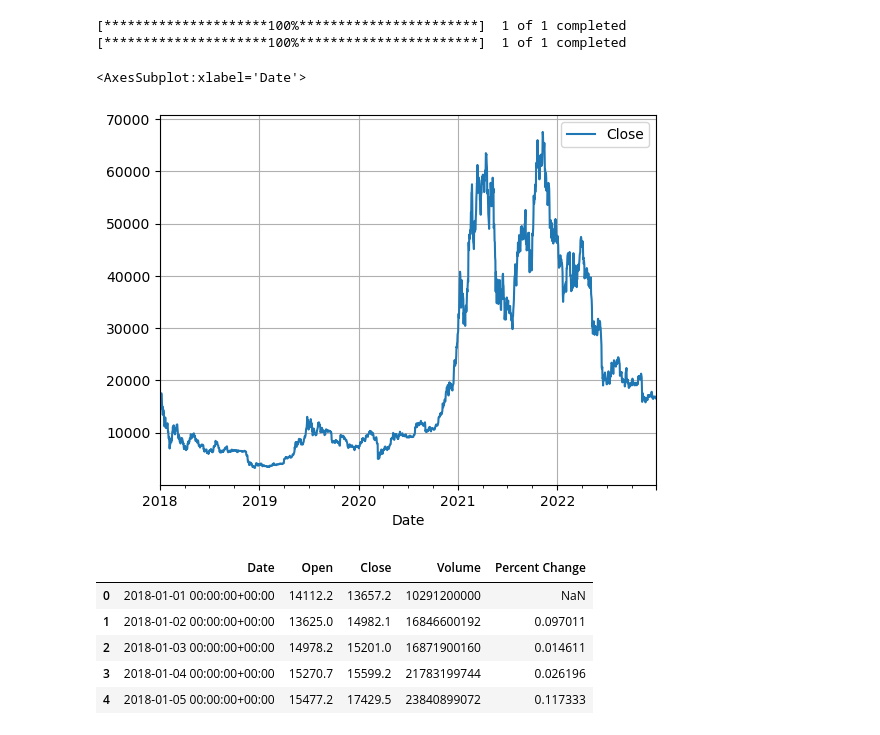
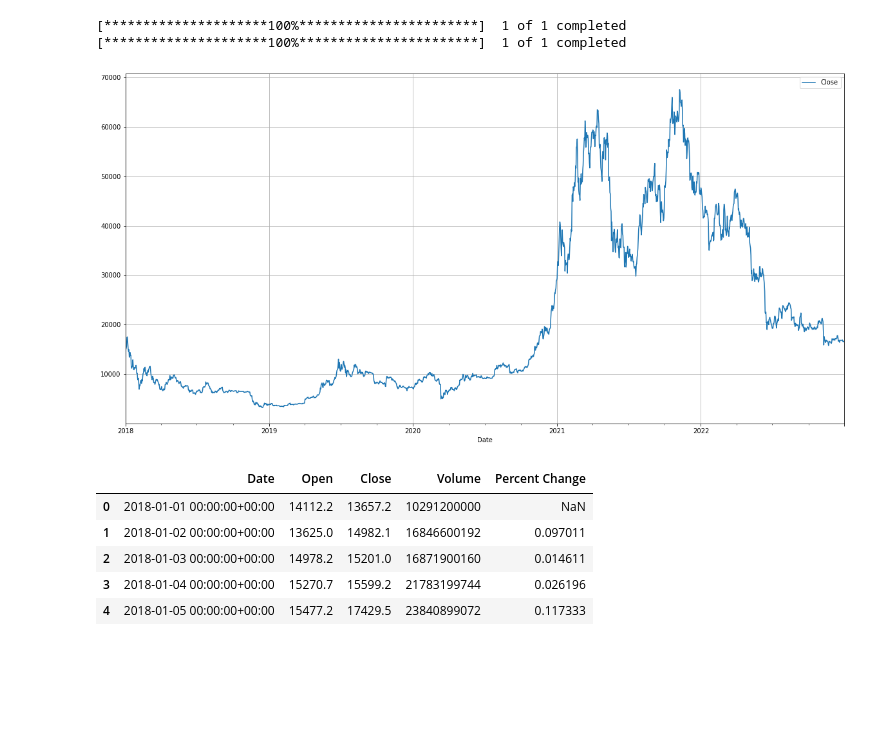
Before and after one commit to Olegreg762/Group_Project_2, a Jupyter notebook: BTC_ETH_predict.ipynb, the cells around one changed output. Drawn from its saved outputs; the diff is of its cells as text; code cells hidden in the pictures; blank space fills up the shorter version.

```diff
--- a/BTC_ETH_predict.ipynb
+++ b/BTC_ETH_predict.ipynb
@@ -15,14 +43,14 @@ crypto_eth = yf.download(tickers='ETH-USD', start='2018-01-01', end='2022-12-31'
 crypto_btc['Percent Change'] = crypto_btc['Close'].pct_change()
 crypto_eth['Percent Change'] = crypto_eth['Close'].pct_change()
 # %%
-crypto_btc.plot(
+btc_plot = crypto_btc.plot(
     x = 'Date',
     y = 'Close',
-    grid = True
+    grid = True,
+    figsize = (20,10)
 )
 # %% [output]
-<AxesSubplot:xlabel='Date'>
-[figure, old version]
+[figure, new version]
 # %%
 crypto_btc.head()
 # %% [output]
```
Also changed, not shown: parts of 7 cells of this notebook.
